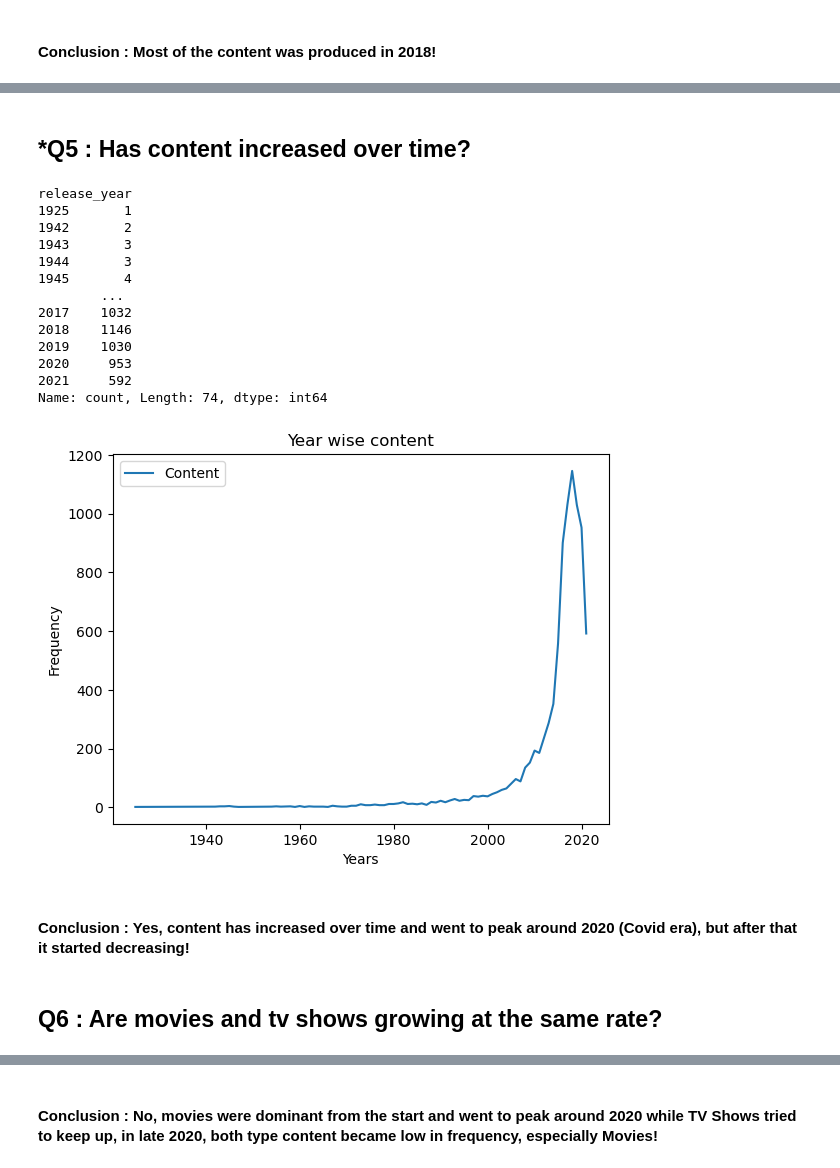
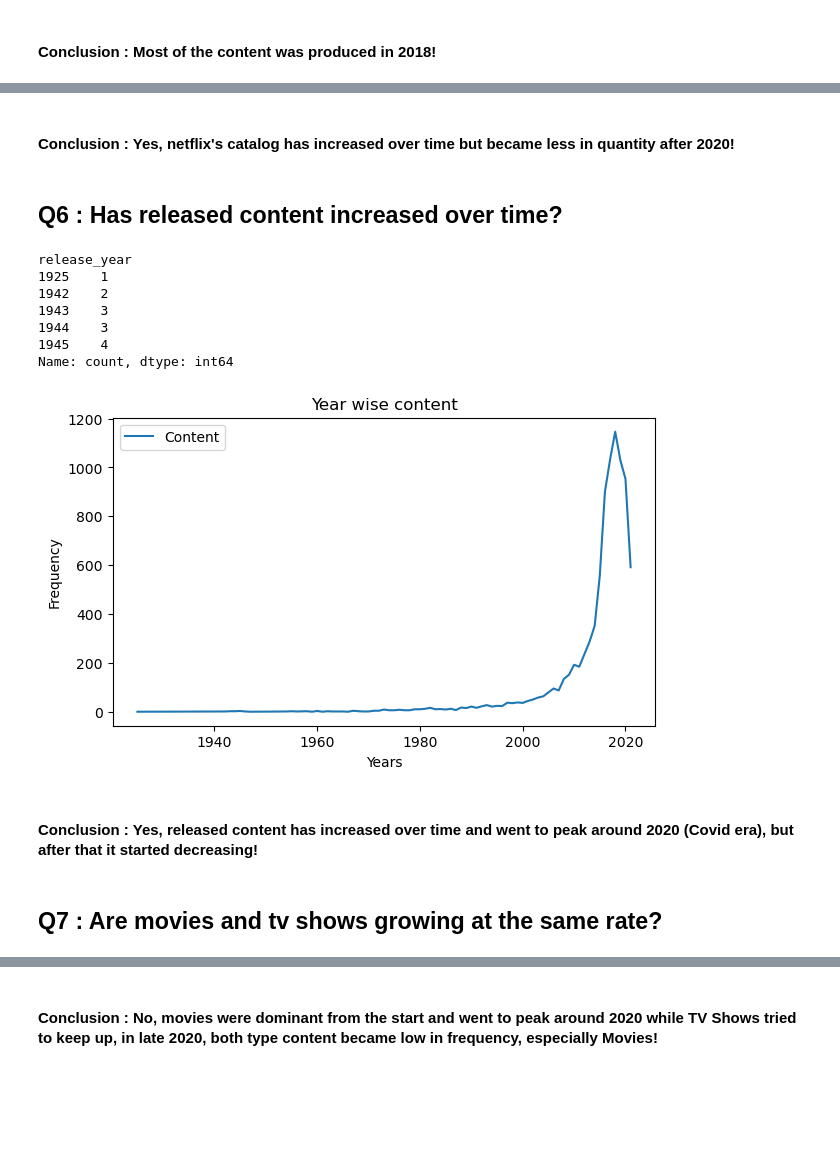
Before and after one commit to Yash-Codes07/netflix-content-analysis, a Jupyter notebook: notebooks/netflix_content_analysis.ipynb, the cells around one changed output, grey strips where cells are left out. Saved outputs shown, nothing was run; the diff lists cells and outputs as text; code cells hidden in the pictures; blank space fills up the shorter version.

Commit message:
Added 2 new questions (Q5,Q6) And added some more visualizations in its section

```diff
--- a/notebooks/netflix_content_analysis.ipynb
+++ b/notebooks/netflix_content_analysis.ipynb
@@ -189,0 +171,5 @@ Name: count, Length: 74, dtype: int64
+# %%
+df["date_added"] = df["date_added"].str.strip()
+df["date_added"] = pd.to_datetime(df["date_added"])
+# %%
+df["year_added"] = df["date_added"].dt.year
@@ -190,35 +197,32 @@ Name: count, Length: 74, dtype: int64
+# %% [markdown]
+#### Conclusion : Yes, netflix's catalog has increased over time but became less in quantity after 2020!
 # %% [markdown]
-## *Q5 : Has content increased over time?
+## Q6 : Has released content increased over time?
 # %%
-content_frequency = df["release_year"].value_counts().sort_index()
-print(content_frequency)
+yearly_released_content_count = df["release_year"].value_counts().sort_index()
+yearly_released_content_count.head()
 # %% [output]
 release_year
-1925       1
-1942       2
-1943       3
-1944       3
-1945       4
-        ...
-2017    1032
-2018    1146
-2019    1030
-2020     953
-2021     592
-Name: count, Length: 74, dtype: int64
+1925    1
+1942    2
+1943    3
+1944    3
+1945    4
+Name: count, dtype: int64
 # %%
-plt.plot(content_frequency.index, content_frequency.values, label="Content")
+plt.figure(figsize=(7, 4))
+plt.plot(yearly_released_content_count.index, yearly_released_content_count.values, label="Content")
 plt.legend()
 plt.xlabel("Years")
 plt.ylabel("Frequency")
 plt.title("Year wise content")
 plt.show()
 # %% [output]
-[figure, old version]
+[figure, new version]
 # %% [markdown]
-#### Conclusion : Yes, content has increased over time and went to peak around 2020 (Covid era), but after that it started decreasing!
+#### Conclusion : Yes, released content has increased over time and went to peak around 2020 (Covid era), but after that it started decreasing!
 # %% [markdown]
-## Q6 : Are movies and tv shows growing at the same rate?
+## Q7 : Are movies and tv shows growing at the same rate?
 # %%
 yearly_content = df.groupby(["release_year", "type"])["type"].count()
 yearly_content = yearly_content.unstack()
```
Also changed, not shown: parts of 20 cells of this notebook.
